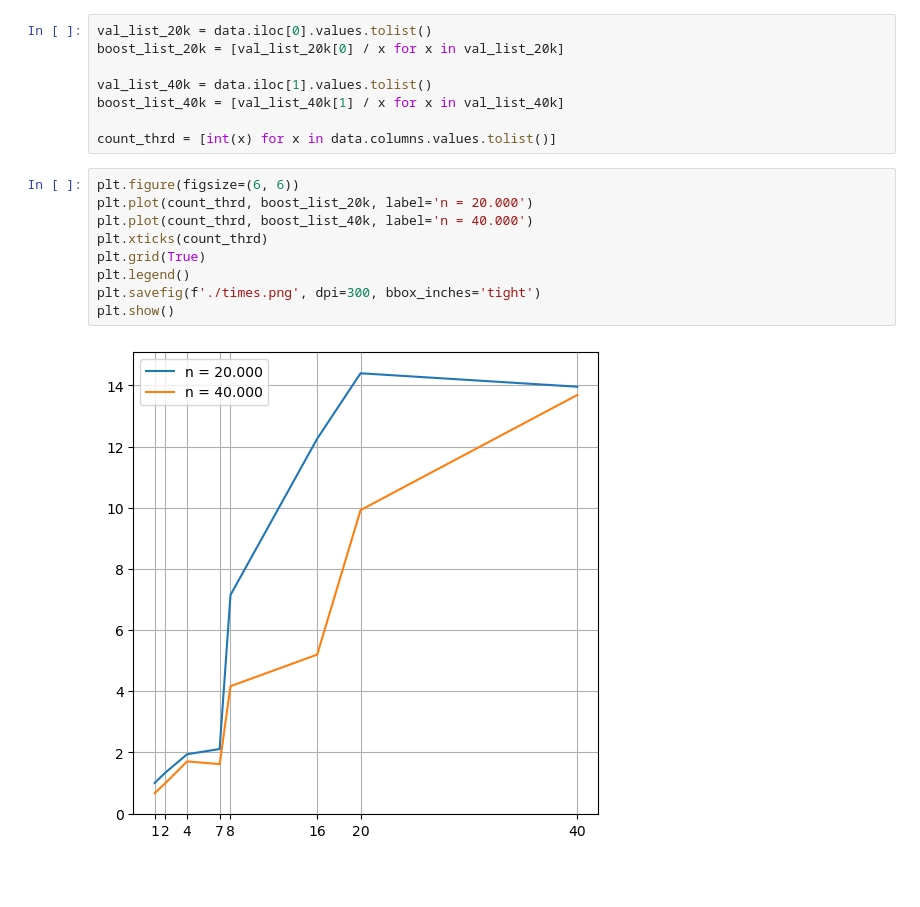
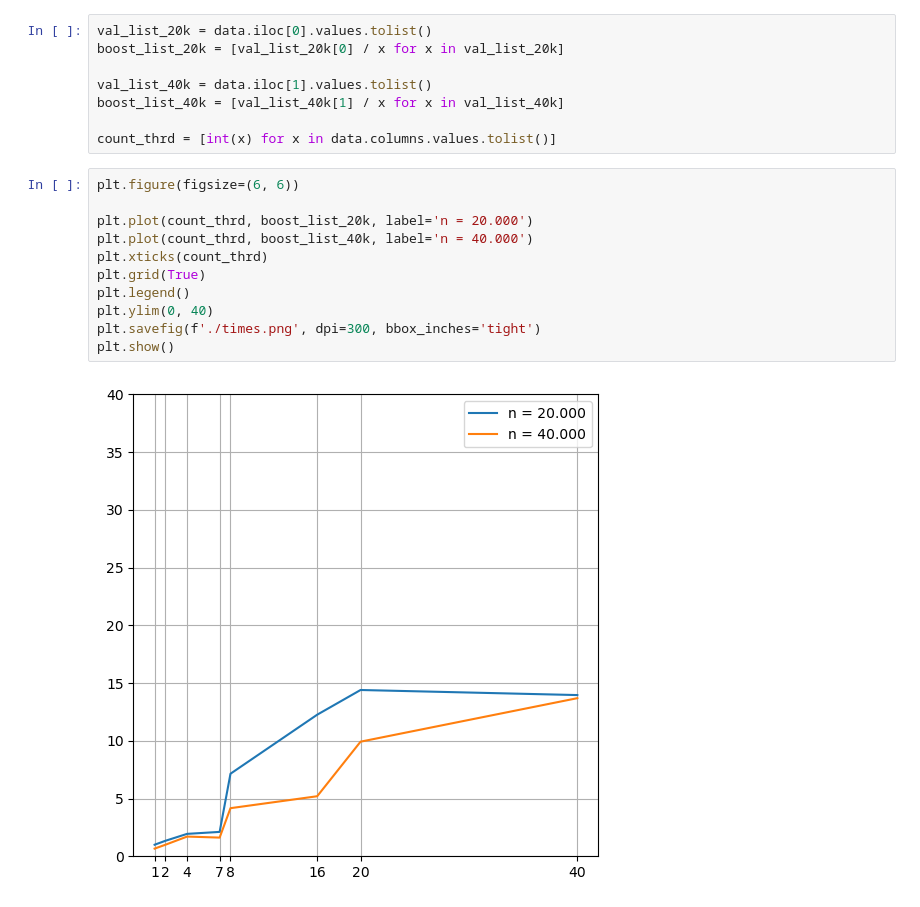
Before and after one commit to IlyaKarakulin/Parallelism, a Jupyter notebook: lab2/part1/drow_graphics.ipynb, the cells around one changed output. Saved outputs shown, nothing was run; the diff lists cells and outputs as text; blank space fills up the shorter version.

Commit message:
edit graphics

```diff
--- a/lab2/part1/drow_graphics.ipynb
+++ b/lab2/part1/drow_graphics.ipynb
@@ -18,12 +18,14 @@ boost_list_40k = [val_list_40k[1] / x for x in val_list_40k]
 count_thrd = [int(x) for x in data.columns.values.tolist()]
 # %%
 plt.figure(figsize=(6, 6))
+
 plt.plot(count_thrd, boost_list_20k, label='n = 20.000')
 plt.plot(count_thrd, boost_list_40k, label='n = 40.000')
 plt.xticks(count_thrd)
 plt.grid(True)
 plt.legend()
+plt.ylim(0, 40)
 plt.savefig(f'./times.png', dpi=300, bbox_inches='tight')
 plt.show()
 # %% [output]
-[figure, old version]
+[figure, new version]
```
Also changed, not shown: parts of 1 cell of this notebook, 37 other files.
